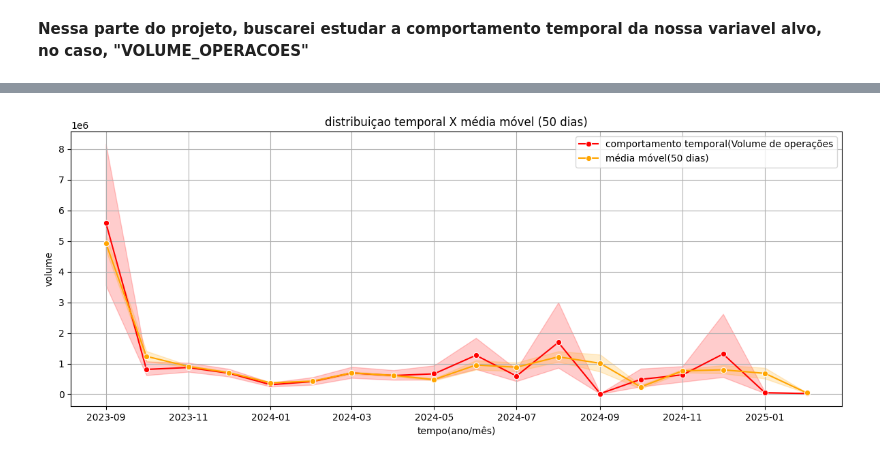
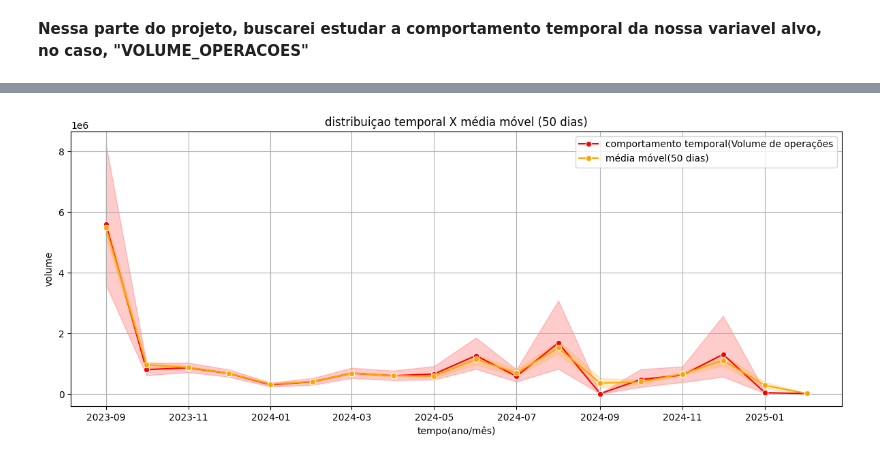
Before and after one commit to WesleySouza13/Projeto-Risco-de-Credito---Desenrola-Brasil, a Jupyter notebook: notebooks/notebook.ipynb, the cells around one changed output, grey strips where cells are left out. Cells and saved outputs as stored; diff of their text form; code cells hidden in the pictures.

```diff
--- a/notebooks/notebook.ipynb
+++ b/notebooks/notebook.ipynb
@@ -408,26 +441,26 @@ plt.show()
 # %%
 #funçao de média movel
 def moving(serie, window):
-    mov_avg = df2[serie].rolling(window).mean()
+    mov_avg = df2[serie].rolling(window, center=True).mean()
 
     return mov_avg
 
 #setando média móvel em uma janela de 50 dias
 moving_50 = moving(serie='VOLUME_OPERACOES', window=50)
 
 #plotando média móvel
 plt.figure(figsize=(12,5))
 plt.title('distribuiçao temporal X média móvel (50 dias)')
 sns.lineplot(df2['VOLUME_OPERACOES'], label='comportamento temporal(Volume de operações', marker='o', color='red')
 sns.lineplot(moving_50, label='média móvel(50 dias)', color='orange', marker='o')
 plt.xlabel('tempo(ano/mês)')
 plt.ylabel('volume')
 plt.grid()
 plt.legend()
 plt.tight_layout()
 plt.show()
 # %% [output]
-[figure, old version]
+[figure, new version]
 # %%
 #funçao sazonalidade
 def sazo(serie):
```
Also changed, not shown: parts of 21 cells of this notebook.
